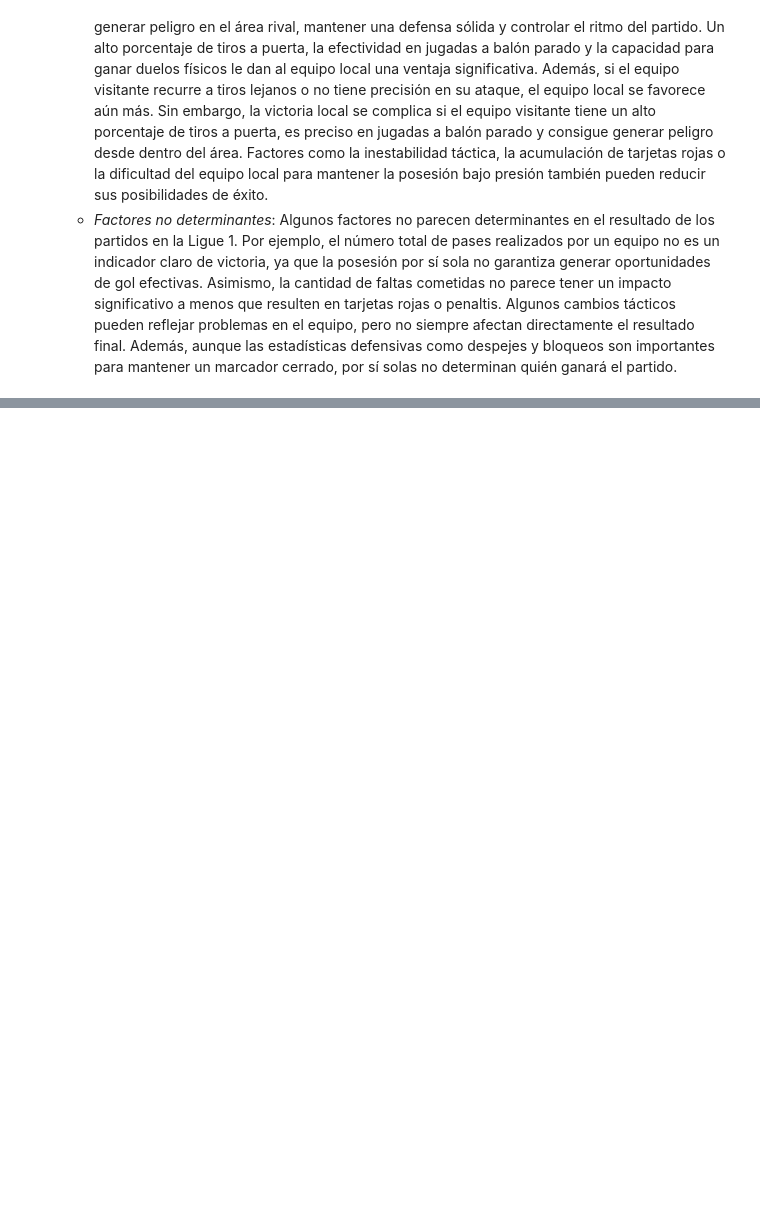
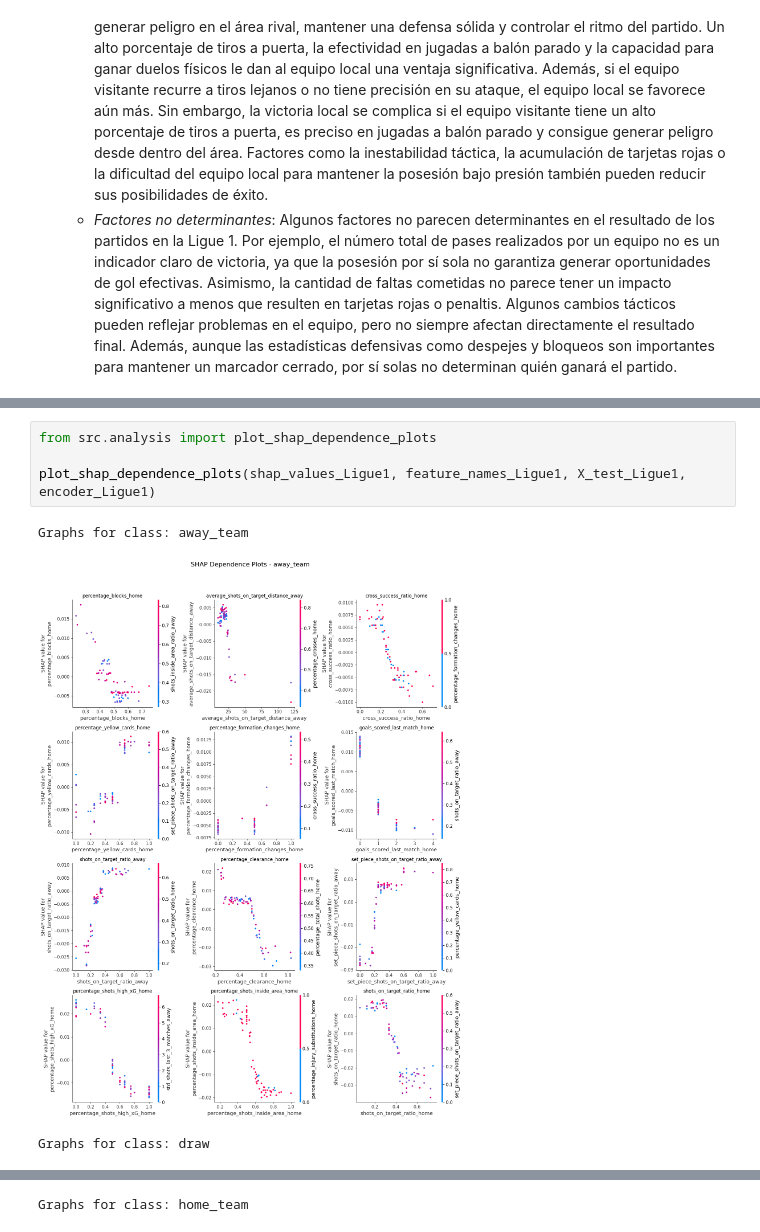
Before and after one commit to Jaime-Linares/DataAnalysis-FootySage, a Jupyter notebook: 2_analysis_Ligue1.ipynb, the cells around one changed output, grey strips where cells are left out. Cells and saved outputs as stored; diff of their text form; blank space fills up the shorter version.

```diff
--- a/2_analysis_Ligue1.ipynb
+++ b/2_analysis_Ligue1.ipynb
@@ -235,0 +260,8 @@ Vamos a analizar cada uno de los gráficos:
+# %%
+from src.analysis import plot_shap_dependence_plots
+
+plot_shap_dependence_plots(shap_values_Ligue1, feature_names_Ligue1, X_test_Ligue1, encoder_Ligue1)
+# %% [output]
+Graphs for class: away_team
+[figure, added]
+Graphs for class: draw
@@ -235,0 +269 @@ Vamos a analizar cada uno de los gráficos:
+Graphs for class: home_team
```
Also changed, not shown: parts of 6 cells of this notebook.
